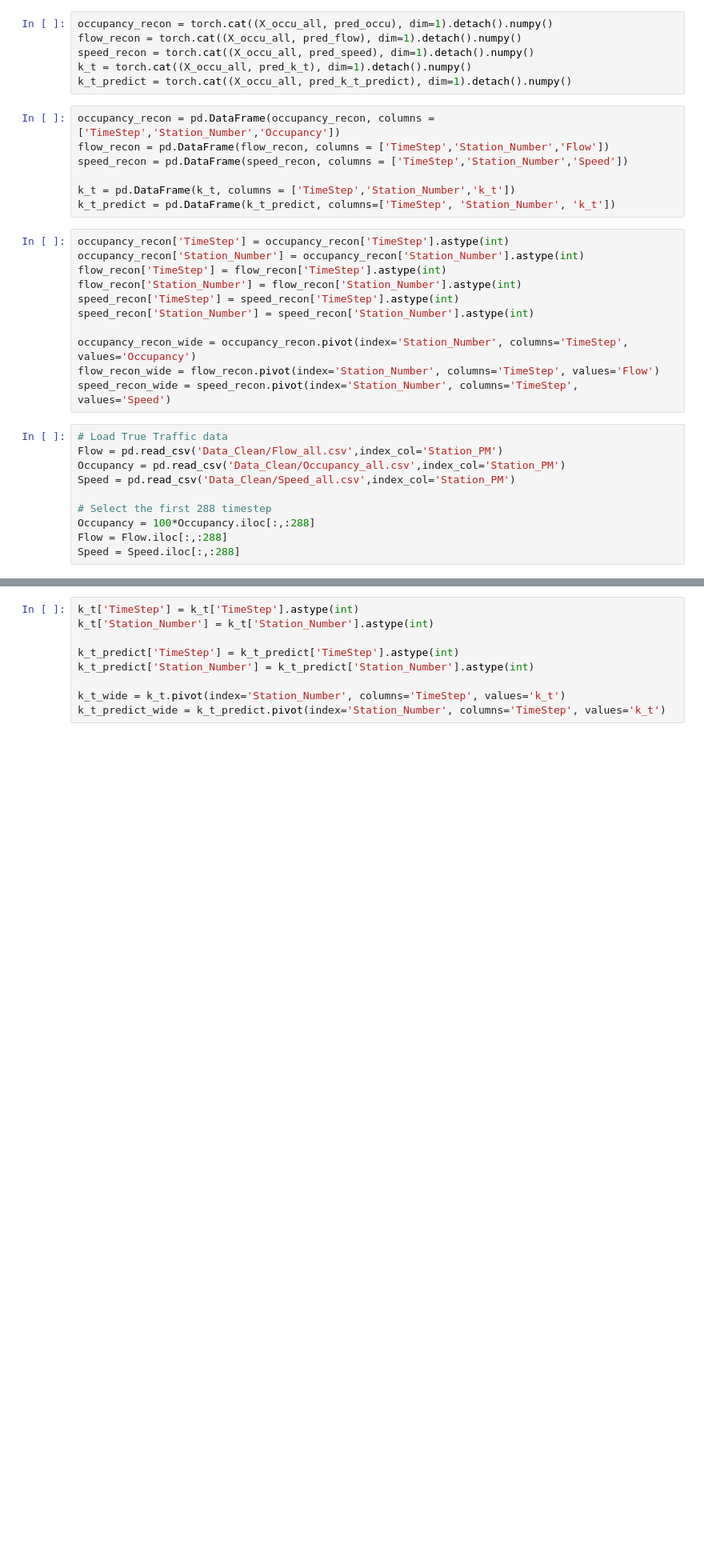
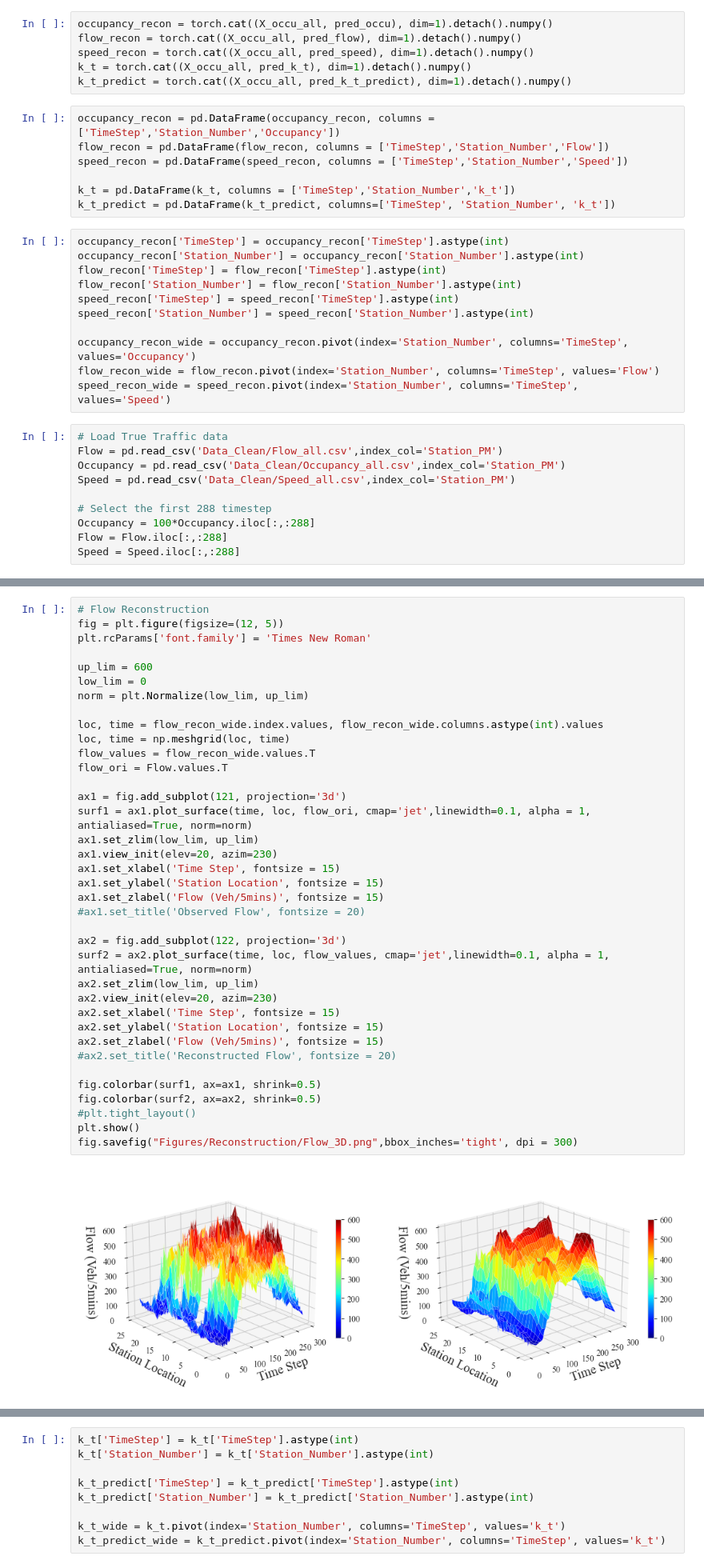
Before and after one commit to wzh96/Flow_PDE_FIND, a Jupyter notebook: Prediction.ipynb, the cells around one changed output, grey strips where cells are left out. Shown at 80% size. Drawn from its saved outputs; the diff is of its cells as text; blank space fills up the shorter version.

```diff
--- a/Prediction.ipynb
+++ b/Prediction.ipynb
@@ -173,0 +107,39 @@ fig.savefig("Figures/Reconstruction_3D_all.png", dpi = 300)
+# %%
+# Flow Reconstruction
+fig = plt.figure(figsize=(12, 5))
+plt.rcParams['font.family'] = 'Times New Roman'
+
+up_lim = 600
+low_lim = 0
+norm = plt.Normalize(low_lim, up_lim)
+
+loc, time = flow_recon_wide.index.values, flow_recon_wide.columns.astype(int).values
+loc, time = np.meshgrid(loc, time)
+flow_values = flow_recon_wide.values.T
+flow_ori = Flow.values.T
+
+ax1 = fig.add_subplot(121, projection='3d')
+surf1 = ax1.plot_surface(time, loc, flow_ori, cmap='jet',linewidth=0.1, alpha = 1, antialiased=True, norm=norm)
+ax1.set_zlim(low_lim, up_lim)
+ax1.view_init(elev=20, azim=230)
+ax1.set_xlabel('Time Step', fontsize = 15)
+ax1.set_ylabel('Station Location', fontsize = 15)
+ax1.set_zlabel('Flow (Veh/5mins)', fontsize = 15)
+#ax1.set_title('Observed Flow', fontsize = 20)
+
+ax2 = fig.add_subplot(122, projection='3d')
+surf2 = ax2.plot_surface(time, loc, flow_values, cmap='jet',linewidth=0.1, alpha = 1, antialiased=True, norm=norm)
+ax2.set_zlim(low_lim, up_lim)
+ax2.view_init(elev=20, azim=230)
+ax2.set_xlabel('Time Step', fontsize = 15)
+ax2.set_ylabel('Station Location', fontsize = 15)
+ax2.set_zlabel('Flow (Veh/5mins)', fontsize = 15)
+#ax2.set_title('Reconstructed Flow', fontsize = 20)
+
+fig.colorbar(surf1, ax=ax1, shrink=0.5)
+fig.colorbar(surf2, ax=ax2, shrink=0.5)
+#plt.tight_layout()
+plt.show()
+fig.savefig("Figures/Reconstruction/Flow_3D.png",bbox_inches='tight', dpi = 300)
+# %% [output]
+[figure, added]
```
Also changed, not shown: parts of 5 cells of this notebook, 5 other files.
